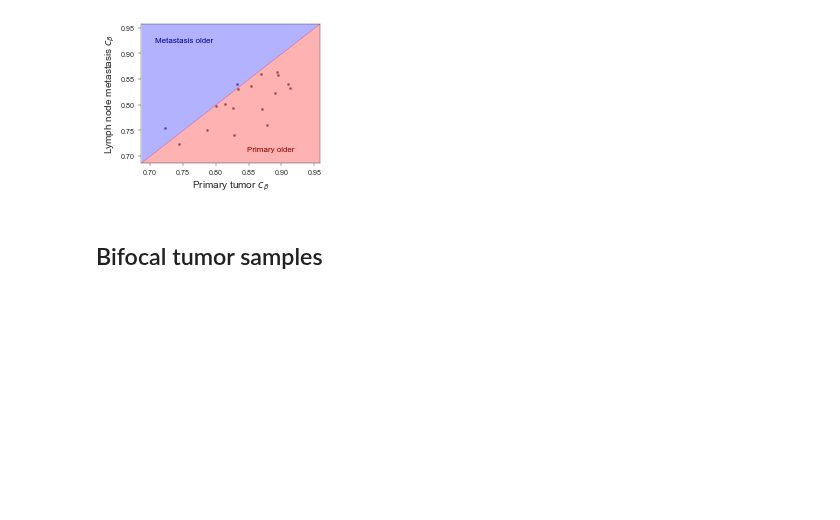
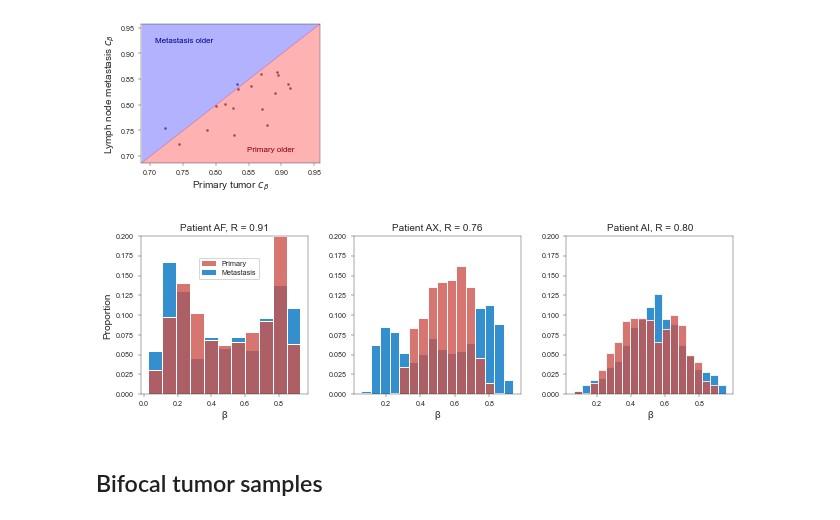
Before and after one commit to danmonyak/EpiClockInvasiveBRCA, a Jupyter notebook: Analysis/Multi-sample.ipynb, the cells around one changed output. Cells and saved outputs as stored; diff of their text form; code cells hidden in the pictures; blank space fills up the shorter version.

```diff
--- a/Analysis/Multi-sample.ipynb
+++ b/Analysis/Multi-sample.ipynb
@@ -123,5 +120,65 @@ plt.savefig(os.path.join(figure_outdir, outfile_name), format='pdf', pad_inches=
 # %% [output]
 [figure]
+# %%
+patient_list = ['AF', 'AX', 'AI']
+#patient_list = patients_bothSamplesPure
+
+nsamps = len(patient_list)
+ncols = 3
+nrows = 1
+
+fig, axes = plt.subplots(nrows, ncols, figsize=figsize * [2.5, 1] * sf)
+fig.tight_layout(pad=1)
+
+color_dict = {'primary':consts['palette_jco'][3], 'metastasis':consts['palette_jco'][0]}
+
+for i, patient in enumerate(patient_list):
+    samp_prim = sample_map['Reyngold'].index[(sample_map['Reyngold']['unique patient id'] == patient) & (sample_map['Reyngold']['sample type'] == 'primary tumor')].values[0]
+    samp_met = sample_map['Reyngold'].index[(sample_map['Reyngold']['unique patient id'] == patient) & (sample_map['Reyngold']['sample type'] == 'lymph node metastasis')].values[0]
+    df_prim = beta_values['Reyngold'][samp_prim].rename('beta').to_frame()
+    df_met = beta_values['Reyngold'][samp_met].rename('beta').to_frame()
+    df_prim['sample type'] = 'primary'
+    df_met['sample type'] = 'metastasis'
+    df = pd.concat([df_prim, df_met], axis=0, ignore_index=True)
+
+    col = i % ncols
+    if nrows == 1:
+        ax = axes[col]
+    else:
+        row = int(i / ncols)
+        ax = axes[row, col]
+
+#     legend = i == 0
+    legend = False
+    sns.histplot(ax=ax, data=df, x='beta', hue='sample type', common_norm=False, legend=legend, stat='proportion',
+                 palette=color_dict, alpha=opacity)
+
+    if i == 0:
+        ax.set_ylabel(ax.get_ylabel(), fontsize=labelfontsize * sf)
+
+        patches = [mpatches.Patch(color=color_dict[kind], label=kind.capitalize(),
+                                  alpha=opacity, linewidth=0)
+                   for kind in color_dict.keys()]
+        plots_x, plots_y = ax.get_position().get_points()[1]
+        fig.legend(handles=patches,
+           loc='center',
+           bbox_to_anchor=(0.19, 0.77),
+           fontsize=ticksfontsize * sf,
+           frameon=True
+          )
+    else:
+        ax.set_ylabel('')
+
+    rvalue = epi_util.pearsonCorrelation(df_prim['beta'], df_met['beta']).rvalue
+    ax.set_xlabel('β', fontsize=labelfontsize * sf)
+    ax.set_title(f'Patient {patient}, R = {rvalue:.2f}', fontsize=labelfontsize * sf)
+    ax.tick_params(axis='both', labelsize=ticksfontsize * sf, width=sf, length=8 * sf)
+
+    ax.set_ylim(0, 0.2)
+
+fig.savefig(os.path.join(figure_outdir, 'prim-met-hists.pdf'), format='pdf', pad_inches=0.1)
+# %% [output]
+[figure, added]
 # %% [markdown]
 ## Bifocal tumor samples
 # %%
```
Also changed, not shown: parts of 5 cells of this notebook, 9 other files.
